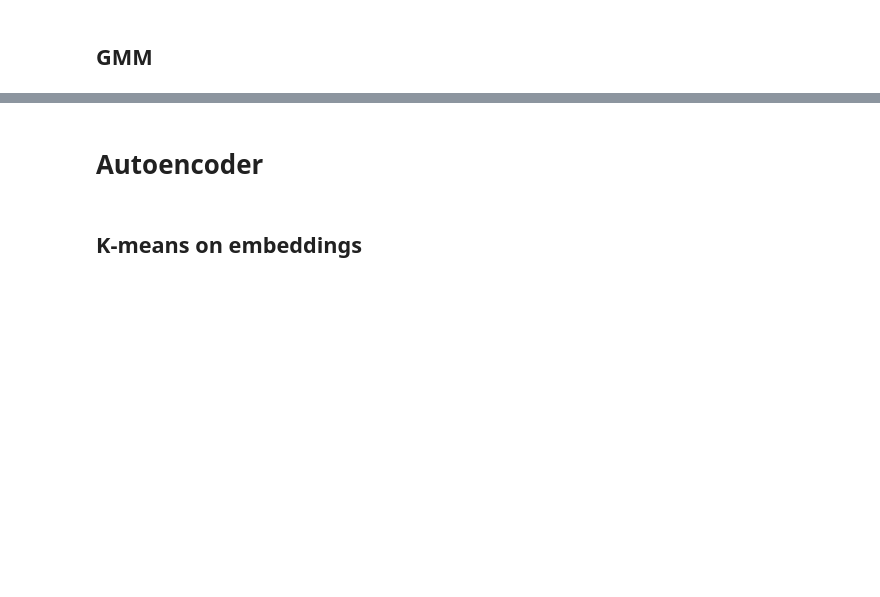
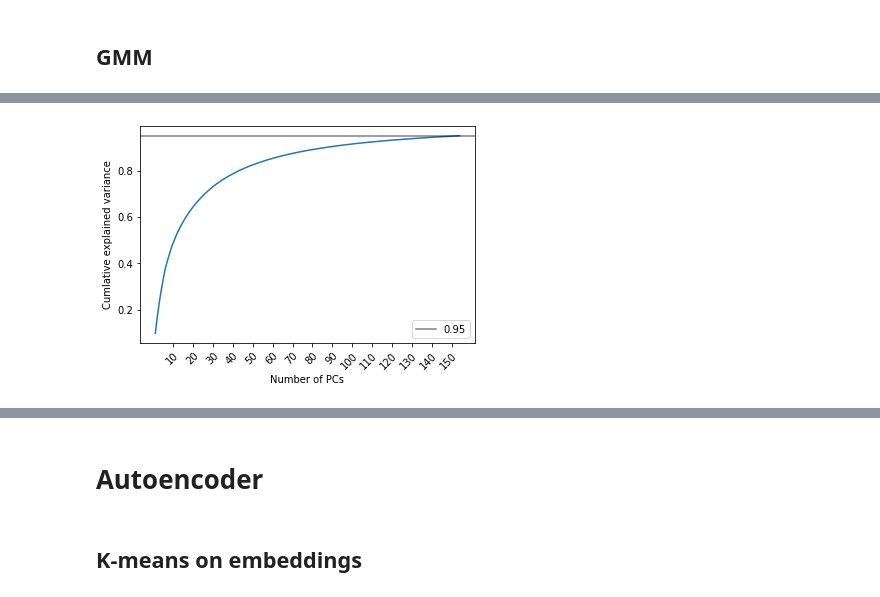
Before and after one commit to carlescn/MSc_bioinformatics_thesis, a Jupyter notebook: masters_thesis_models/results.ipynb, the cells around one changed output, grey strips where cells are left out. Saved outputs shown, nothing was run; the diff lists cells and outputs as text; code cells hidden in the pictures; blank space fills up the shorter version.

```diff
--- a/masters_thesis_models/results.ipynb
+++ b/masters_thesis_models/results.ipynb
@@ -47,0 +66,9 @@ evaluate_clustering(gmm.fit_predict(x_test), x_test, y_test)
+# %%
+plt.plot(np.arange(0, pca.n_components_),np.cumsum(pca.explained_variance_ratio_))
+plt.axhline(y = 0.95, color='black', linestyle='-', alpha=0.5, label="0.95")
+plt.xticks(np.arange(9, pca.n_components_, 10), np.arange(10, pca.n_components_+1, 10), rotation=45, rotation_mode="anchor", ha='right')
+plt.xlabel('Number of PCs')
+plt.ylabel('Cumlative explained variance');
+plt.legend();
+# %% [output]
+[figure, added]
```
Also changed, not shown: parts of 48 cells of this notebook.
